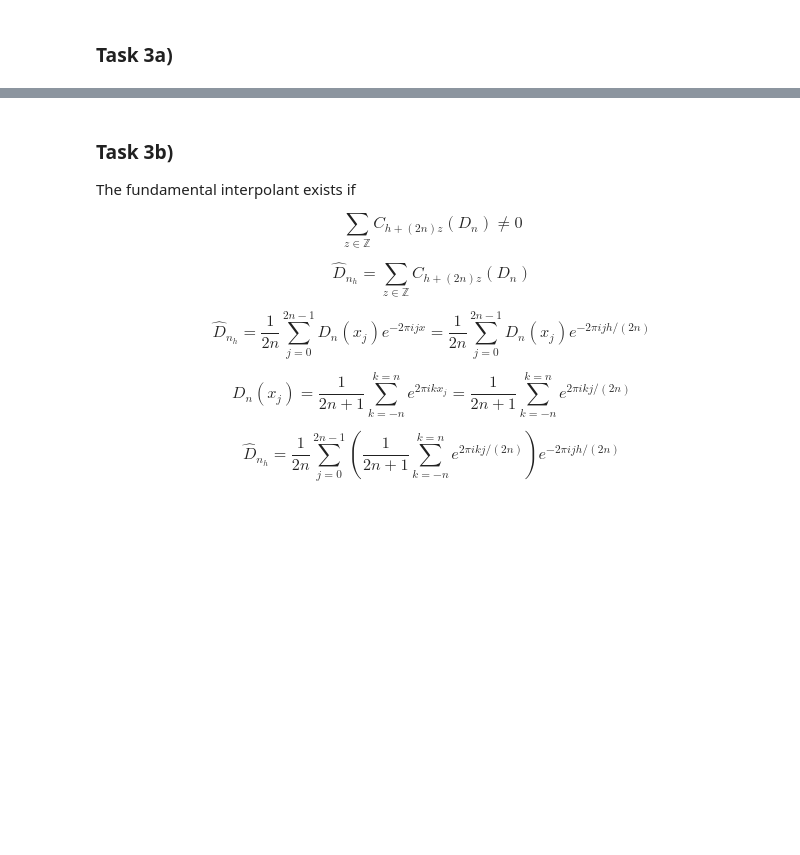
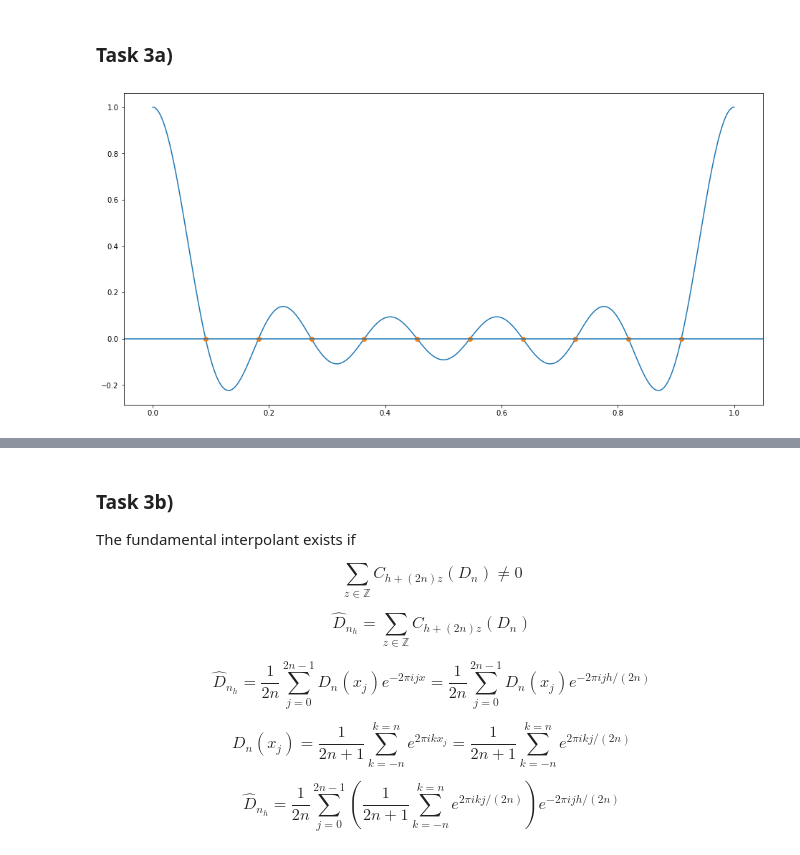
Before and after one commit to EmilKofoed/Prosjekt2-nummat, a Jupyter notebook: notebook.ipynb, the cells around one changed output, grey strips where cells are left out. Cells and saved outputs as stored; diff of their text form; code cells hidden in the pictures; blank space fills up the shorter version.

```diff
--- a/notebook.ipynb
+++ b/notebook.ipynb
@@ -481,3 +481,27 @@ This a formula where all elements are known, and we can use it to calculate $c_k
 ## Task 3
 # %% [markdown]
 ### Task 3a)
+# %%
+def dirich_ker(x,n):
+    return 1/(2*n+1)*sum([np.exp(2*np.pi*k*x*1j) for k in range(-n,n+1)])
+
+def roots_dirich(N):
+    roots = np.zeros(2*N)
+    for i in range(1,2*N+1):
+        roots[i - 1] = i/(2*N+1)
+    return roots
+# %%
+
+
+
+x_vals = np.linspace(0,1,1000)
+y_vals = dirich_ker(x_vals, 5)
+roots = roots_dirich(5)
+y_roots = np.zeros(10)
+plt.rcParams["figure.figsize"] = (16,8)
+plt.plot(x_vals,y_vals.real)
+plt.plot(roots , y_roots, 'o')
+plt.axhline(0)
+plt.show()
+# %% [output]
+[figure, added]
```
Also changed, not shown: parts of 2 cells of this notebook.
